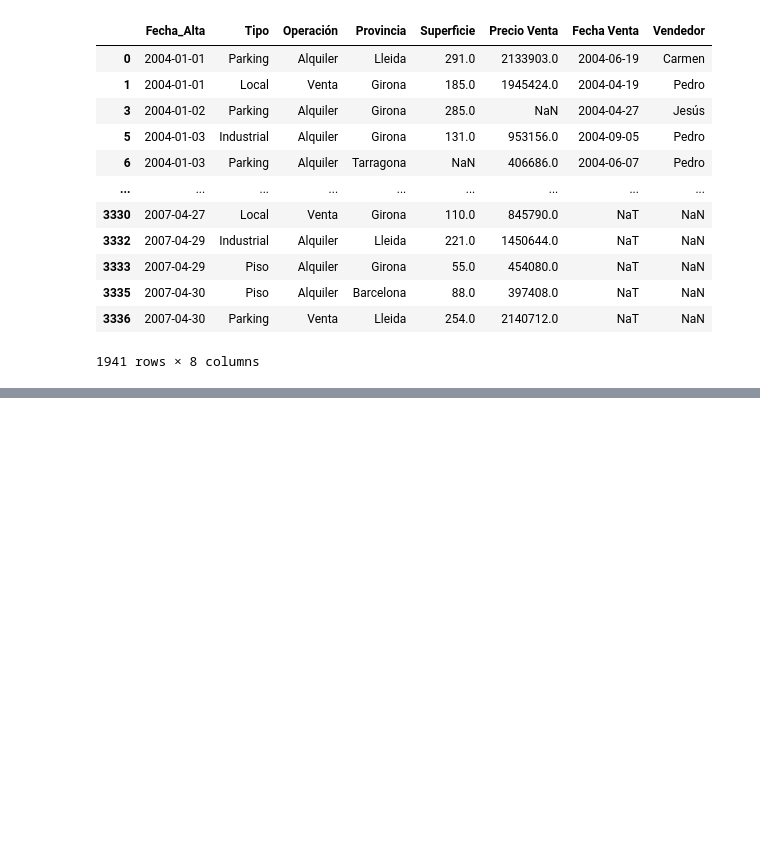
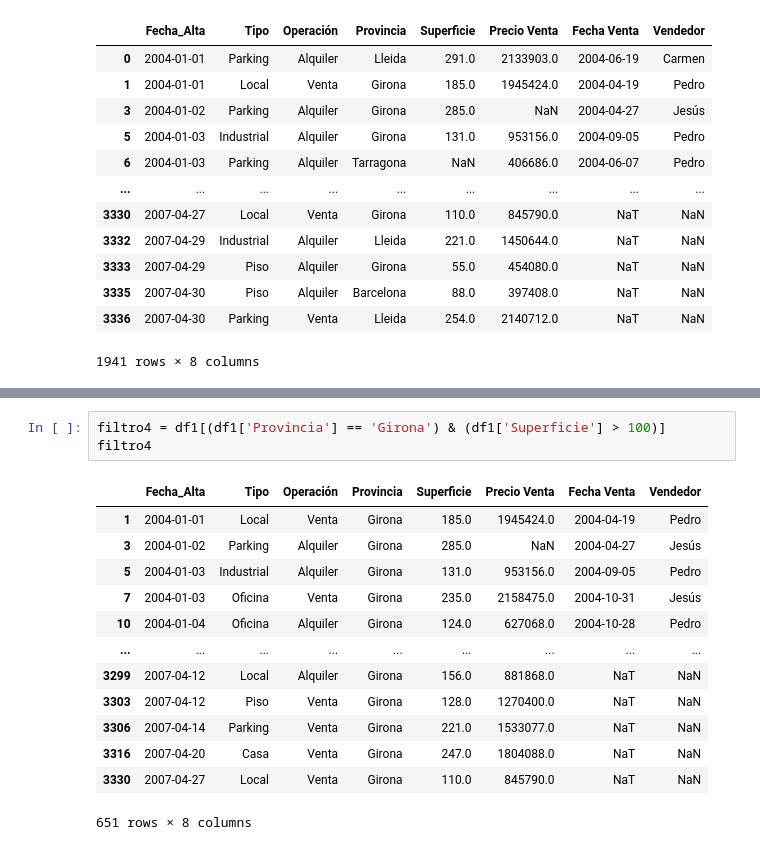
Before and after one commit to BetoxAlka/AnaliticaDatos, a Jupyter notebook: Actividad_3_3.ipynb, the cells around one changed output, grey strips where cells are left out. Cells and saved outputs as stored; diff of their text form; blank space fills up the shorter version.

Commit message:
Filtro 4: Registros con Provincia en Girona y con Superficie mayor a 100

```diff
--- a/Actividad_3_3.ipynb
+++ b/Actividad_3_3.ipynb
@@ -118,3 +118,20 @@ files.download('Filtro3.csv')
 # %% [output]
 [interactive output not drawn]
 [interactive output not drawn]
+# %%
+filtro4 = df1[(df1['Provincia'] == 'Girona') & (df1['Superficie'] > 100)]
+filtro4
+# %% [output]
+|  | Fecha_Alta | Tipo | Operación | Provincia | Superficie | Precio Venta | Fecha Venta | Vendedor |
+| 1 | 2004-01-01 | Local | Venta | Girona | 185.0 | 1945424.0 | 2004-04-19 | Pedro |
+| 3 | 2004-01-02 | Parking | Alquiler | Girona | 285.0 | NaN | 2004-04-27 | Jesús |
+| 5 | 2004-01-03 | Industrial | Alquiler | Girona | 131.0 | 953156.0 | 2004-09-05 | Pedro |
+| 7 | 2004-01-03 | Oficina | Venta | Girona | 235.0 | 2158475.0 | 2004-10-31 | Jesús |
+| 10 | 2004-01-04 | Oficina | Alquiler | Girona | 124.0 | 627068.0 | 2004-10-28 | Pedro |
+| ... | ... | ... | ... | ... | ... | ... | ... | ... |
+| 3299 | 2007-04-12 | Local | Alquiler | Girona | 156.0 | 881868.0 | NaT | NaN |
+| 3303 | 2007-04-12 | Piso | Venta | Girona | 128.0 | 1270400.0 | NaT | NaN |
+| 3306 | 2007-04-14 | Parking | Venta | Girona | 221.0 | 1533077.0 | NaT | NaN |
+| 3316 | 2007-04-20 | Casa | Venta | Girona | 247.0 | 1804088.0 | NaT | NaN |
+| 3330 | 2007-04-27 | Local | Venta | Girona | 110.0 | 845790.0 | NaT | NaN |
+651 rows × 8 columns
```
Also changed, not shown: parts of 1 cell of this notebook.
